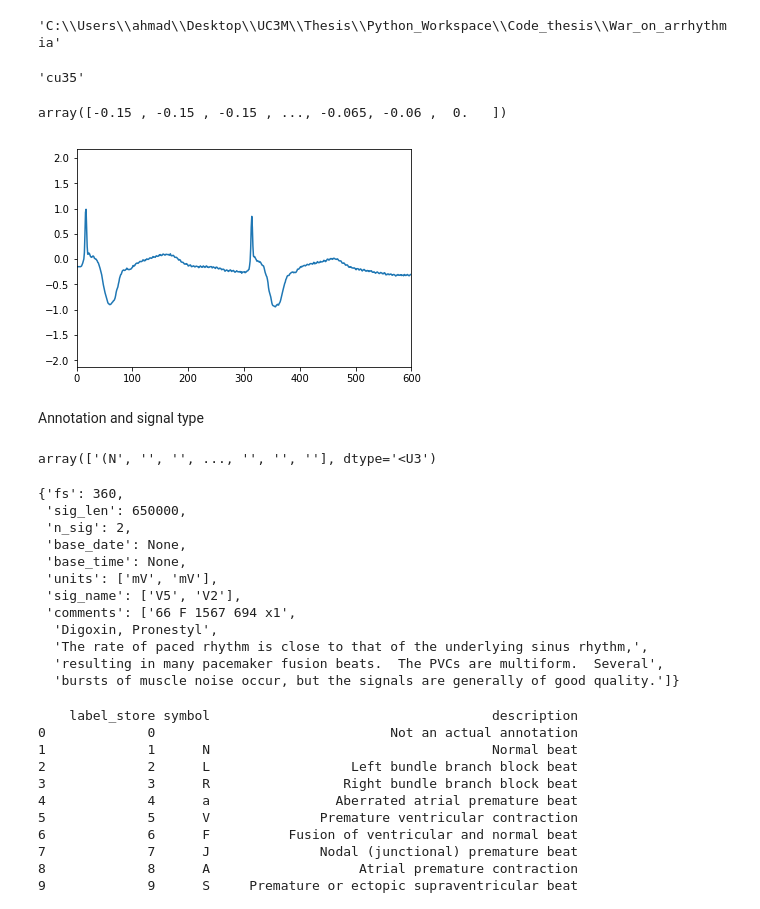
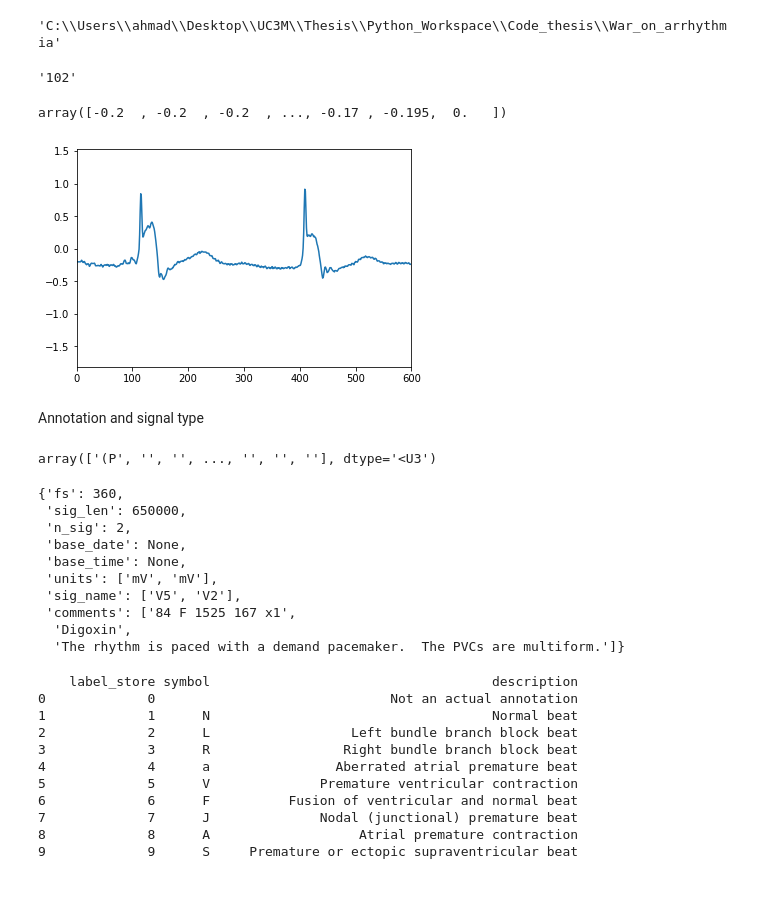
Before and after one commit to AhmadChaiban/War_on_arrhythmia, a Jupyter notebook: Thesis_Notebook.ipynb, the cells around one changed output. Cells and saved outputs as stored; diff of their text form; code cells hidden in the pictures.

```diff
--- a/Thesis_Notebook.ipynb
+++ b/Thesis_Notebook.ipynb
@@ -69,42 +71,42 @@ cwd
 # %% [output]
 'C:\\Users\\ahmad\\Desktop\\UC3M\\Thesis\\Python_Workspace\\Code_thesis\\War_on_arrhythmia'
 # %%
-MIT_signal_head = wfdb.io.rdrecord("C:/Users/ahmad/Desktop/UC3M/Thesis/Python_Workspace/Code_thesis/Data_thesis/cudb/cu35")
+MIT_signal_head = wfdb.io.rdrecord("C:/Users/ahmad/Desktop/UC3M/Thesis/Python_Workspace/Code_thesis/Data_thesis/MIT/102")
 MIT_signal_head.record_name
 # %% [output]
-'cu35'
+'102'
 # %%
-MIT_signal_whole = wfdb.io.rdsamp("C:/Users/ahmad/Desktop/UC3M/Thesis/Python_Workspace/Code_thesis/Data_thesis/MIT/104")
+MIT_signal_whole = wfdb.io.rdsamp("C:/Users/ahmad/Desktop/UC3M/Thesis/Python_Workspace/Code_thesis/Data_thesis/MIT/102")
 
 def signal_creator(MIT_signal_whole):
     MIT_data = []
     for i in range(len(MIT_signal_whole[0])):
         MIT_data.append(MIT_signal_whole[0][i][0])
     MIT_data = np.array(MIT_data)
     nulls = np.isnan(MIT_data)
     l=[]
     for i in range(len(nulls)):
         if nulls[i] == True:
             MIT_data[i] = 0
             l.append(i)
     MIT_data[l] = np.mean(MIT_data)
     plt.plot(MIT_data)
     plt.xlim(0,600)
     return MIT_data
 
 MIT_data = signal_creator(MIT_signal_whole)
 MIT_data
 # %% [output]
-array([-0.15 , -0.15 , -0.15 , ..., -0.065, -0.06 ,  0.   ])
+array([-0.2  , -0.2  , -0.2  , ..., -0.17 , -0.195,  0.   ])
-[figure, old version]
+[figure, new version]
 # %% [markdown]
 Annotation and signal type
 # %%
-ann = wfdb.rdann('C:/Users/ahmad/Desktop/UC3M/Thesis/Python_Workspace/Code_thesis/Data_thesis/MIT/119', 'atr')
+ann = wfdb.rdann('C:/Users/ahmad/Desktop/UC3M/Thesis/Python_Workspace/Code_thesis/Data_thesis/MIT/102', 'atr')
 [ann.sample,ann.symbol]
 np.array(ann.aux_note)
 # %% [output]
-array(['(N', '', '', ..., '', '', ''], dtype='<U3')
+array(['(P', '', '', ..., '', '', ''], dtype='<U3')
 # %%
 MIT_signal_whole[1]
 # %% [output]
@@ -115,11 +117,9 @@ MIT_signal_whole[1]
  'base_time': None,
  'units': ['mV', 'mV'],
  'sig_name': ['V5', 'V2'],
- 'comments': ['66 F 1567 694 x1',
-  'Digoxin, Pronestyl',
-  'The rate of paced rhythm is close to that of the underlying sinus rhythm,',
-  'resulting in many pacemaker fusion beats.  The PVCs are multiform.  Several',
-  'bursts of muscle noise occur, but the signals are generally of good quality.']}
+ 'comments': ['84 F 1525 167 x1',
+  'Digoxin',
+  'The rhythm is paced with a demand pacemaker.  The PVCs are multiform.']}
 # %%
 wfdb.io.show_ann_labels()
 # %% [output]
```
Also changed, not shown: parts of 50 cells of this notebook.
